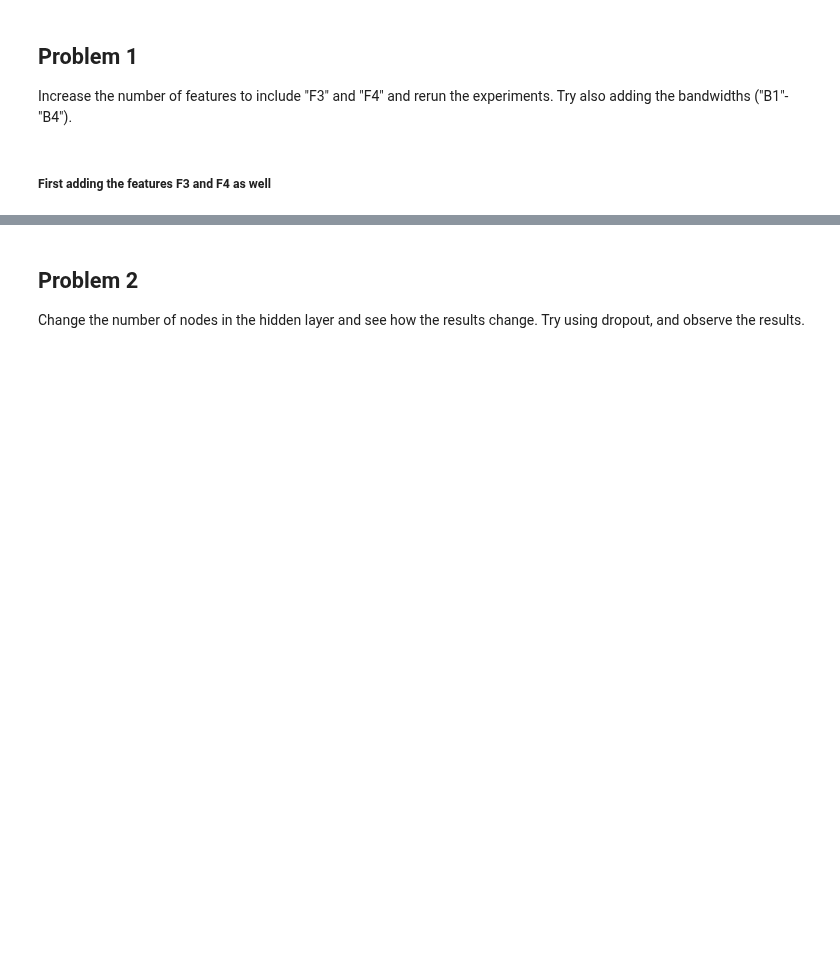
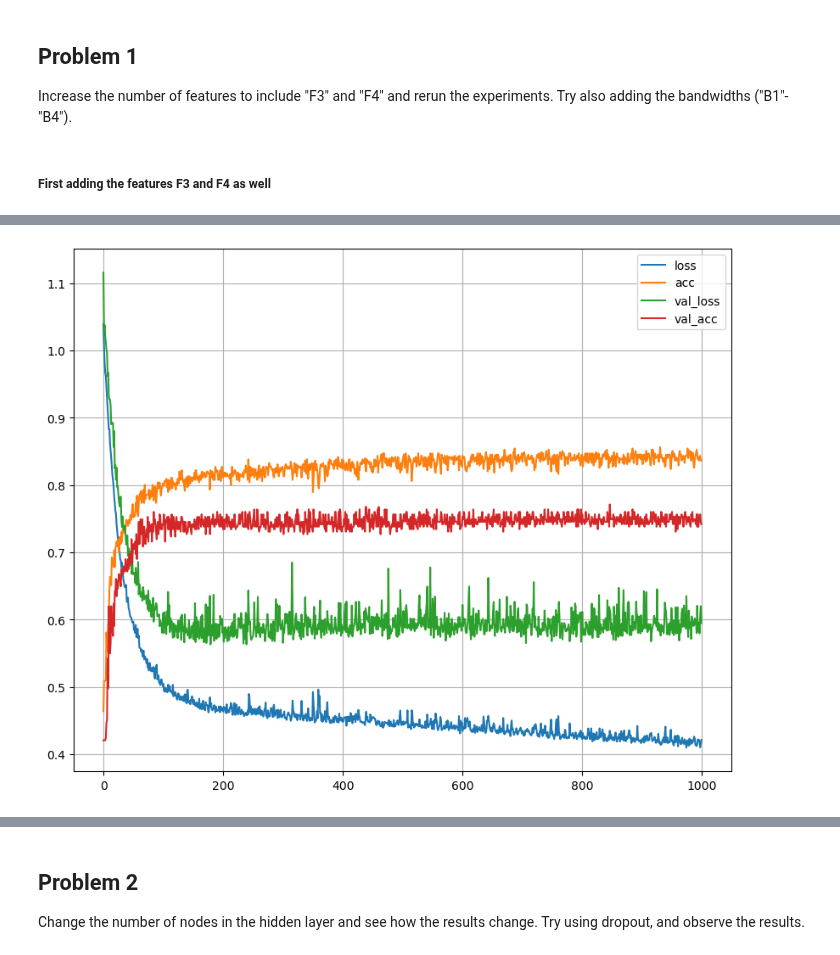
Before and after one commit to martinfsl/TTT4185, a Jupyter notebook: Assignments/Assignment_3/TTT4185_assignment_3a.ipynb, the cells around one changed output, grey strips where cells are left out. Saved outputs shown, nothing was run; the diff lists cells and outputs as text; code cells hidden in the pictures; blank space fills up the shorter version.

```diff
--- a/Assignments/Assignment_3/TTT4185_assignment_3a.ipynb
+++ b/Assignments/Assignment_3/TTT4185_assignment_3a.ipynb
@@ -193,0 +192,28 @@ Validation accuracy: 0.7380073666572571
+# %%
+f1f2f3f4b1b2b3b4 = ["F1", "F2", "F3", "F4", "B1", "B2", "B3", "B4"]
+
+x_train_f1f2f3f4b1b2b3b4 = train[f1f2f3f4b1b2b3b4]
+x_mean_train_f1f2f3f4b1b2b3b4 = np.mean(x_train_f1f2f3f4b1b2b3b4)
+x_train_f1f2f3f4b1b2b3b4_norm = x_train_f1f2f3f4b1b2b3b4 - x_mean_train_f1f2f3f4b1b2b3b4
+
+x_valid_f1f2f3f4b1b2b3b4 = valid[f1f2f3f4b1b2b3b4]
+x_mean_valid_f1f2f3f4b1b2b3b4 = np.mean(x_valid_f1f2f3f4b1b2b3b4)
+x_valid_f1f2f3f4b1b2b3b4_norm = x_valid_f1f2f3f4b1b2b3b4 - x_mean_valid_f1f2f3f4b1b2b3b4
+
+# Create a model with a single hidden layer
+model_f1f2f3f4b1b2b3b4 = keras.Sequential([
+    keras.layers.Dense(256, activation=tf.nn.relu, input_dim=x_train_f1f2f3f4b1b2b3b4_norm.shape[1]),
+    keras.layers.Dense(len(phonemes), activation=tf.nn.softmax)
+])
+model_f1f2f3f4b1b2b3b4.summary()
+
+# Train the model
+model_f1f2f3f4b1b2b3b4.compile(loss='categorical_crossentropy',
+                optimizer='adam',
+                metrics=['accuracy'])
+
+# Train the model
+# history_f1f2f3f4b1b2b3b4 = model_f1f2f3f4b1b2b3b4.fit(x_train_f1f2f3f4b1b2b3b4_norm, y_train, validation_data=(x_valid_f1f2f3f4b1b2b3b4_norm, y_valid),
+#                     epochs=1000, batch_size=32, verbose=True)
+history_f1f2f3f4b1b2b3b4 = model_f1f2f3f4b1b2b3b4.fit(x_train_f1f2f3f4b1b2b3b4_norm, y_train, validation_data=(x_valid_f1f2f3f4b1b2b3b4_norm, y_valid),
+                    epochs=1000, batch_size=32, verbose=0)
@@ -193,0 +234,12 @@ Validation accuracy: 0.7380073666572571
+# %%
+# Visualize the training results
+plt.figure(figsize=(10,8))
+plt.plot(history_f1f2f3f4b1b2b3b4.history['loss'],label='loss')
+plt.plot(history_f1f2f3f4b1b2b3b4.history['accuracy'],label='acc')
+plt.plot(history_f1f2f3f4b1b2b3b4.history['val_loss'],label='val_loss')
+plt.plot(history_f1f2f3f4b1b2b3b4.history['val_accuracy'],label='val_acc')
+plt.grid()
+plt.legend()
+plt.show()
+# %% [output]
+[figure, added]
```
Also changed, not shown: parts of 11 cells of this notebook.
